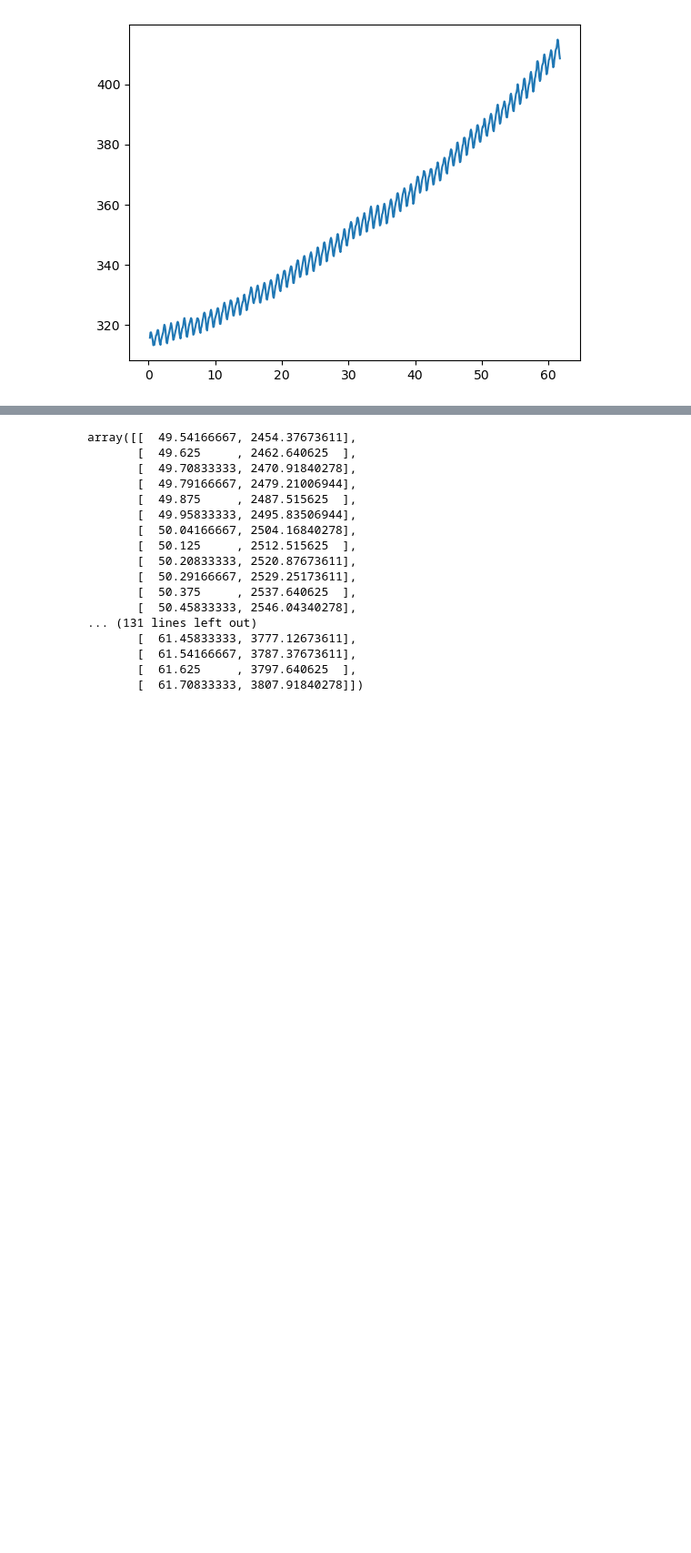
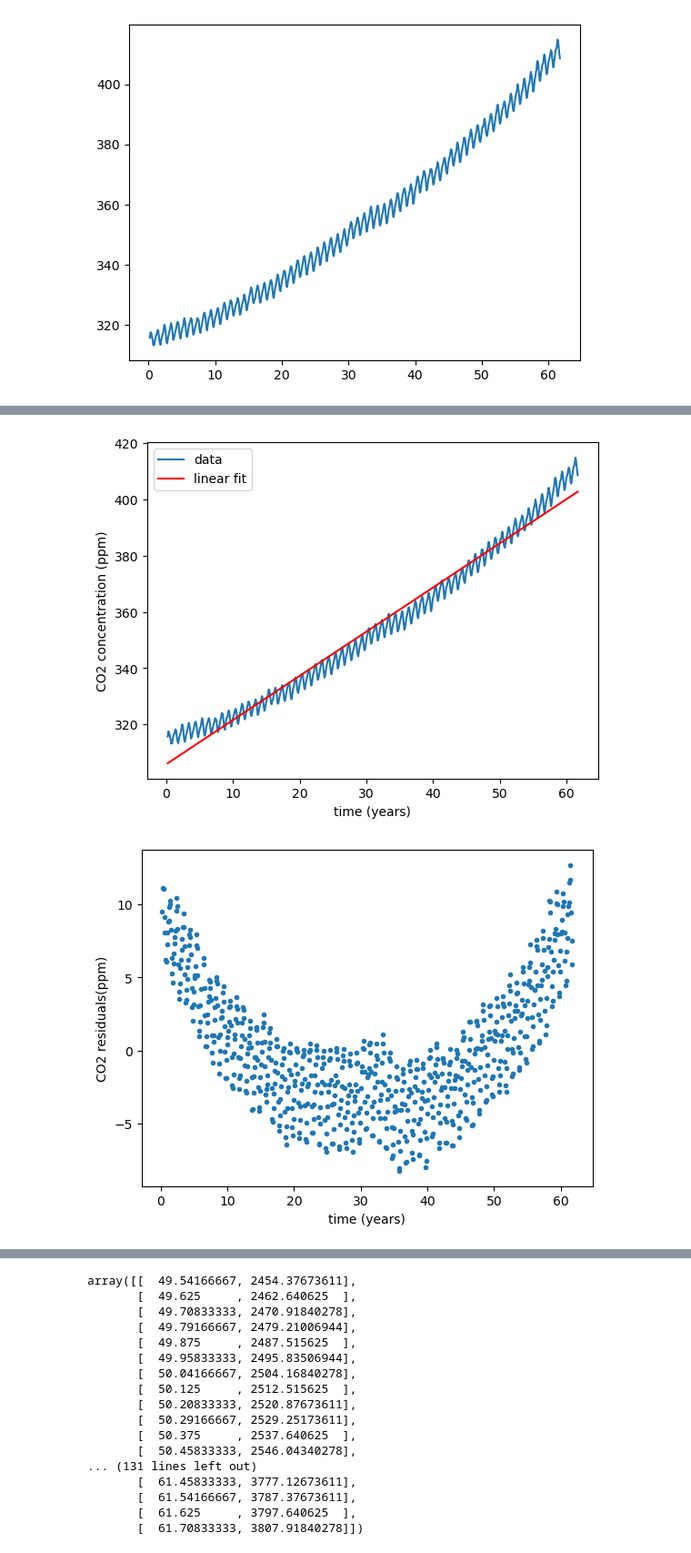
Before and after one commit to vasconeves/machine_learning, a Jupyter notebook: project_cpi_berv_analysis.ipynb, the cells around one changed output, grey strips where cells are left out. Shown at 91% size. Cells and saved outputs as stored; diff of their text form; code cells hidden in the pictures; blank space fills up the shorter version.

```diff
--- a/project_cpi_berv_analysis.ipynb
+++ b/project_cpi_berv_analysis.ipynb
@@ -111,2 +136,2 @@ y = np.array(df2['co2']).reshape(-1,1)
 # %%
-x_train,x_test,y_train,y_test = train_test_split(x,y,test_size=0.20,shuffle=False)
+x_train,x_test,y_train,y_test = train_test_split(x,y,test_size=0.20,shuffle=True)
@@ -113,3 +154,2 @@ x_train,x_test,y_train,y_test = train_test_split(x,y,test_size=0.20,shuffle=Fals
 # %%
-regr = LinearRegression().fit(x_train,y_train)
-147/587
+lr = LinearRegression().fit(x_train,y_train['co2'])
@@ -122,3 +160,3 @@ regr.score(x_test,y_test),regr.score(x_train,y_train)
 # %%
-ypred = regr.predict(x)
-ypred_test = regr.predict(x_test)
+ypred = lr.predict(x)
+ypred_test = lr.predict(x_test)
@@ -151,0 +166,13 @@ MAPE: 2.450454956443142
+# %%
+plt.plot(x,y['co2'],label='data')
+plt.plot(x,ypred,'r',label='linear fit') #plot of the fit + data
+plt.xlabel('time (years)'),plt.ylabel('CO2 concentration (ppm)')
+plt.legend()
+plt.show()
+resid = y['co2']-ypred.flatten()
+plt.plot(x,resid,'.') #plot of the residuals
+plt.xlabel('time (years)'),plt.ylabel('CO2 residuals(ppm)')
+plt.show()
+# %% [output]
+[figure, added]
+[figure, added]
```
Also changed, not shown: parts of 34 cells of this notebook, 6 other files.
